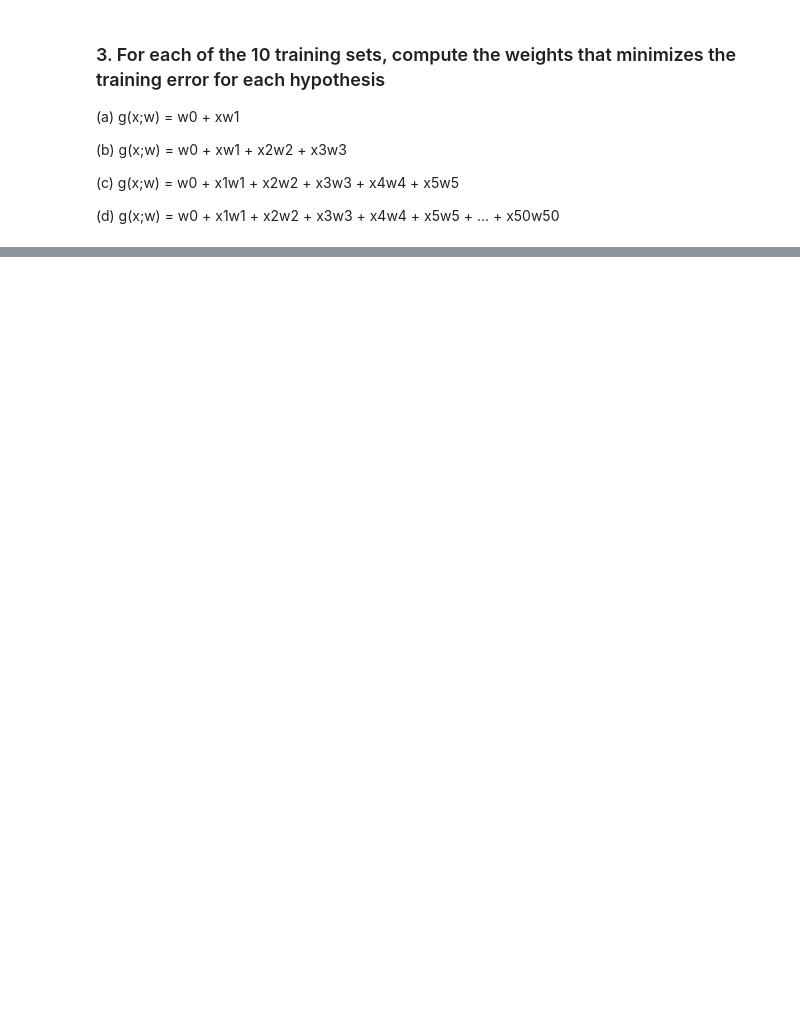
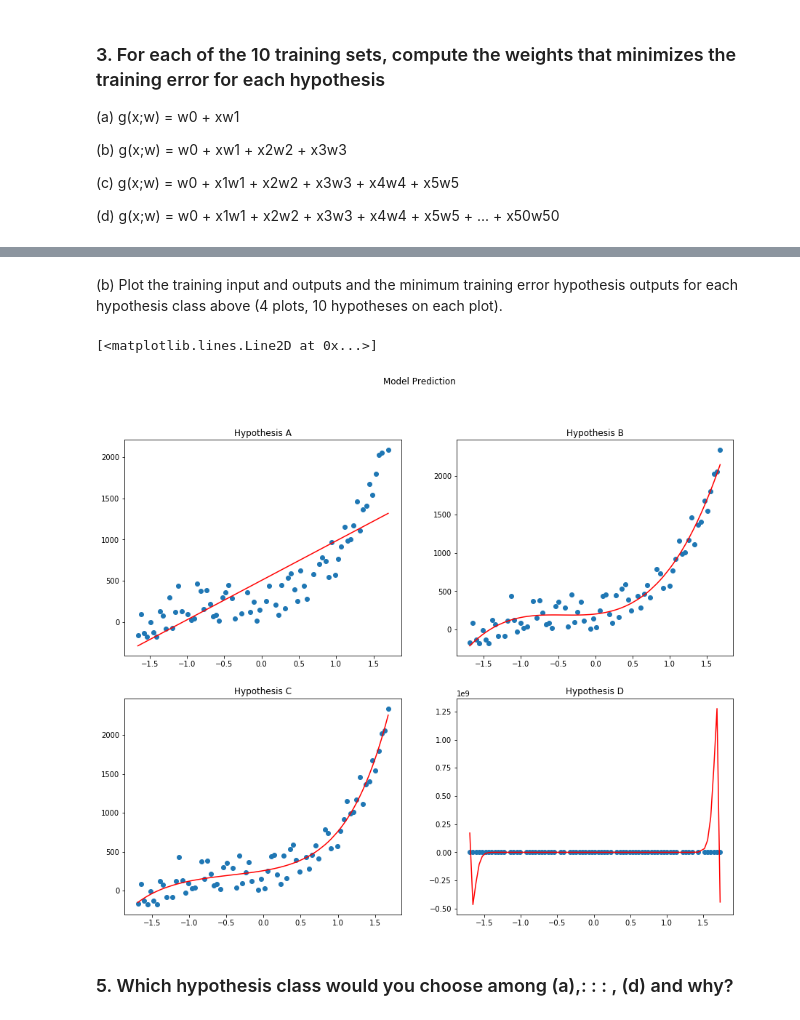
Before and after one commit to aczapata/cs_529_security_analytics, a Jupyter notebook: Homework 1/HW1P3.ipynb, the cells around one changed output, grey strips where cells are left out. Drawn from its saved outputs; the diff is of its cells as text; code cells hidden in the pictures; blank space fills up the shorter version.

```diff
--- a/Homework 1/HW1P3.ipynb
+++ b/Homework 1/HW1P3.ipynb
@@ -212,0 +218,47 @@ plt.show()
+# %% [markdown]
+(b) Plot the training input and outputs and the minimum training error hypothesis outputs for each
+hypothesis class above (4 plots, 10 hypotheses on each plot).
+# %%
+#Get predictions with W with min training error for each hypothesis
+index_a = np.argmin(training_error_a)
+index_b = np.argmin(training_error_b)
+index_c = np.argmin(training_error_c)
+index_d = np.argmin(training_error_d)
+
+#Convert x_train, x_test to matrix form for each hypothesis
+X_train_a = np.c_[np.ones(len(x_train[k])),x_train[index_a]]
+
+ft_poly3=PolynomialFeatures(degree=3)
+X_train_b=ft_poly3.fit_transform(x_train[index_b])
+
+ft_poly5=PolynomialFeatures(degree=5)
+X_train_c=ft_poly5.fit_transform(x_train[index_c])
+
+ft_poly50=PolynomialFeatures(degree=50)
+X_train_d=ft_poly50.fit_transform(x_train[index_d])
+
+predictions_a = np.dot(X_train_a,W_a[index_a])
+predictions_b = np.dot(X_train_b,W_b[index_b])
+predictions_c = np.dot(X_train_c,W_c[index_c])
+predictions_d = np.dot(X_train_d,W_d[index_d])
+
+figure, ax = plt.subplots(2,2, figsize=(15,12))
+figure.suptitle('Model Prediction')
+
+ax[0,0].set_title('Hypothesis A')
+ax[0,0].scatter(x_train[index_a], y_train[index_a])
+ax[0,0].plot(x_train[index_a], predictions_a, 'red')
+ax[0,1].set_title('Hypothesis B')
+ax[0,1].scatter(x_train[index_b], y_train[index_b])
+ax[0,1].plot(x_train[index_b], predictions_b, 'red')
+ax[1,0].set_title('Hypothesis C')
+ax[1,0].scatter(x_train[index_c], y_train[index_c])
+ax[1,0].plot(x_train[index_c], predictions_c, 'red')
+ax[1,1].set_title('Hypothesis D')
+ax[1,1].scatter(x_train[index_d], y_train[index_d])
+ax[1,1].plot(x_train[index_d], predictions_d, 'red')
+# %% [output]
+[<matplotlib.lines.Line2D at 0x...>]
+[figure, added]
+# %% [markdown]
+### 5. Which hypothesis class would you choose among (a),: : : , (d) and why?
```
Also changed, not shown: parts of 9 cells of this notebook.
